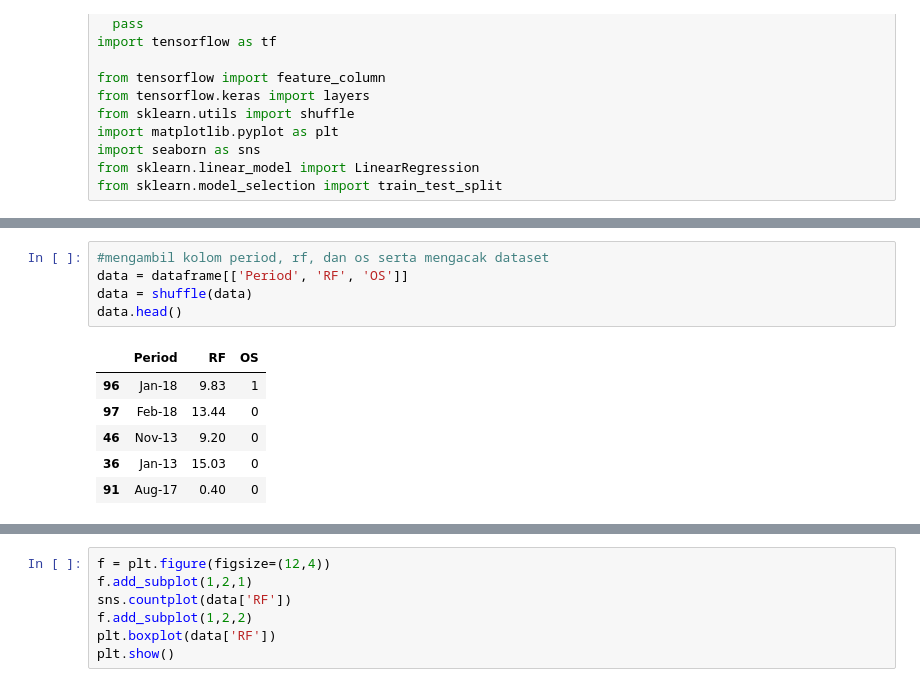
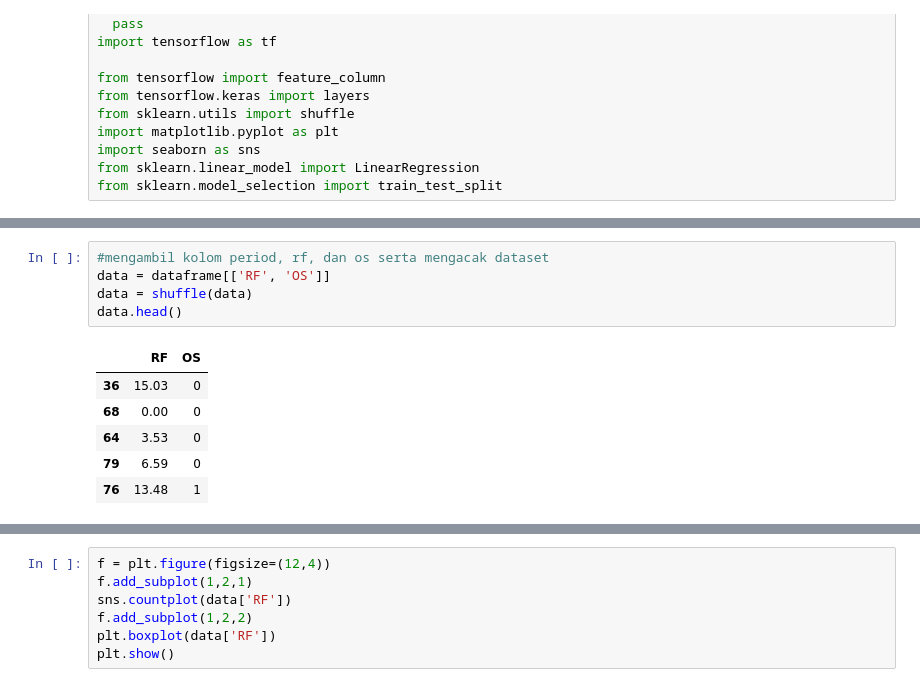
Before and after one commit to martinpdab/tugasscdl, a Jupyter notebook: skenario5.ipynb, the cells around one changed output, grey strips where cells are left out. Saved outputs shown, nothing was run; the diff lists cells and outputs as text.

```diff
--- a/skenario5.ipynb
+++ b/skenario5.ipynb
@@ -48,13 +48,13 @@ dataframe
 108 rows × 21 columns
 # %%
 #mengambil kolom period, rf, dan os serta mengacak dataset
-data = dataframe[['Period', 'RF', 'OS']]
+data = dataframe[['RF', 'OS']]
 data = shuffle(data)
 data.head()
 # %% [output]
-|  | Period | RF | OS |
-| 96 | Jan-18 | 9.83 | 1 |
-| 97 | Feb-18 | 13.44 | 0 |
-| 46 | Nov-13 | 9.20 | 0 |
-| 36 | Jan-13 | 15.03 | 0 |
-| 91 | Aug-17 | 0.40 | 0 |
+|  | RF | OS |
+| 36 | 15.03 | 0 |
+| 68 | 0.00 | 0 |
+| 64 | 3.53 | 0 |
+| 79 | 6.59 | 0 |
+| 76 | 13.48 | 1 |
```
Also changed, not shown: parts of 10 cells of this notebook.
